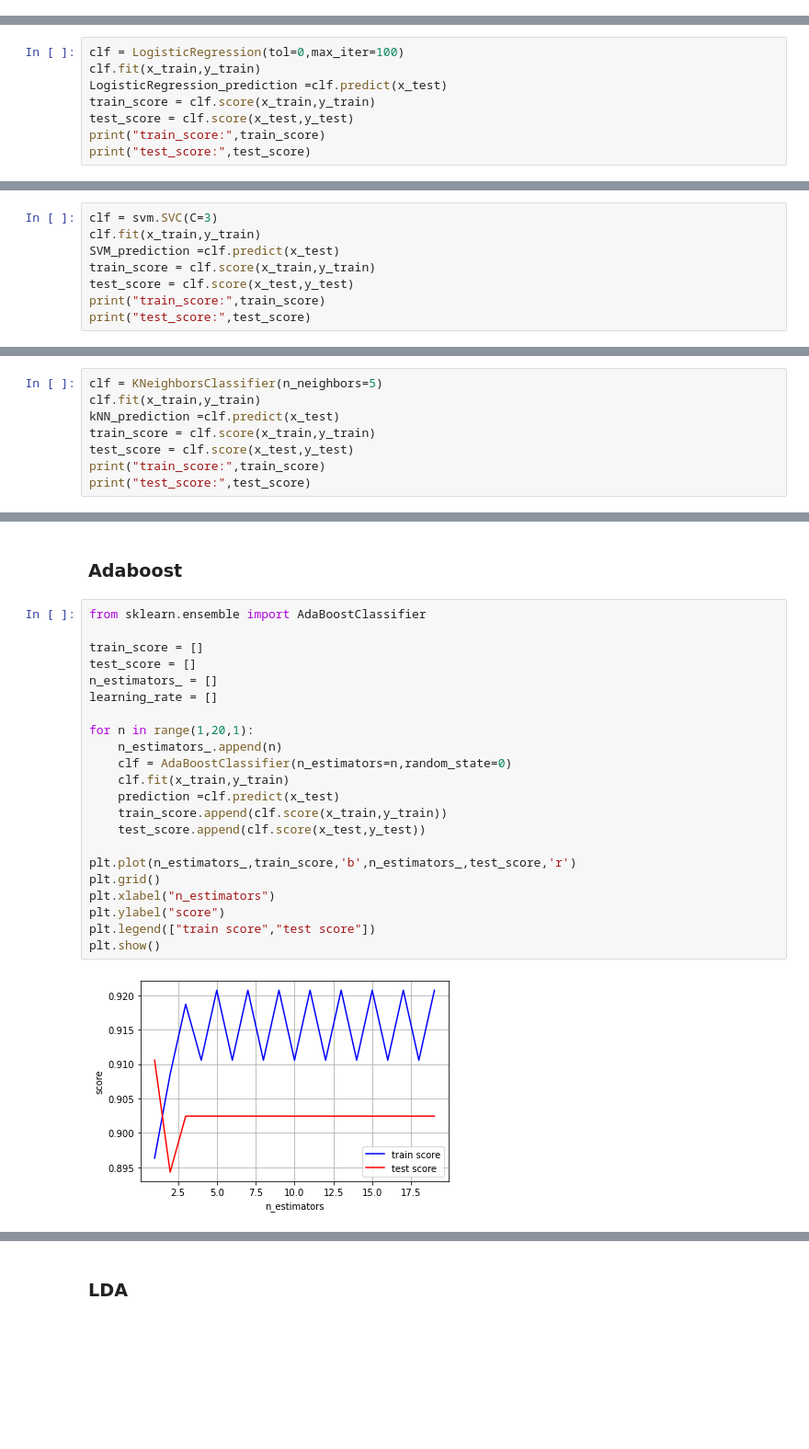
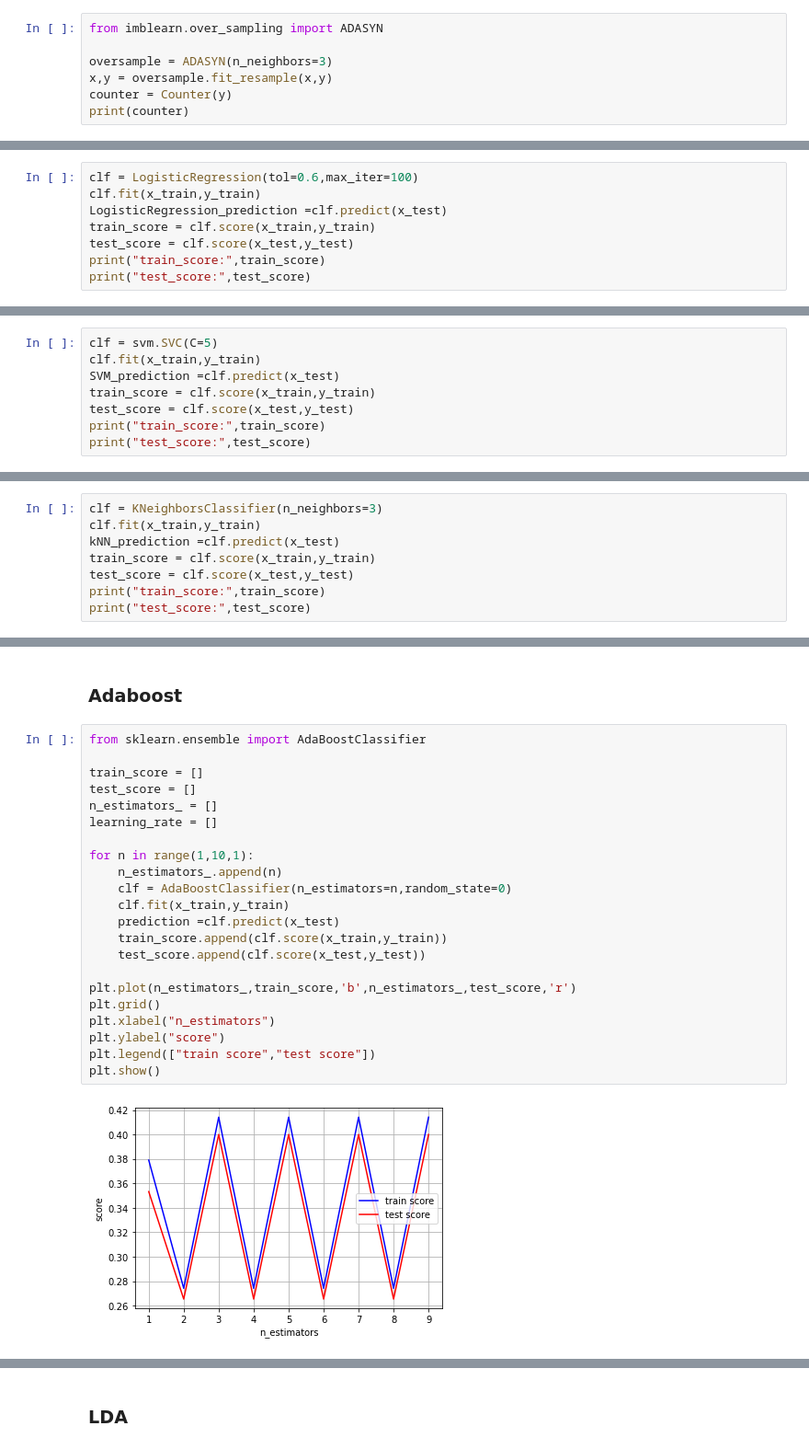
Before and after one commit to fleonzuniga/R.Patrones-Inv._Corta_2, a Jupyter notebook: Investigación Corta 2.ipynb, the cells around one changed output, grey strips where cells are left out. Shown at 92% size. Saved outputs shown, nothing was run; the diff lists cells and outputs as text; blank space fills up the shorter version.

```diff
--- a/Investigación Corta 2.ipynb
+++ b/Investigación Corta 2.ipynb
@@ -344,0 +386,7 @@ del x['Sex']
+# %%
+from imblearn.over_sampling import ADASYN
+
+oversample = ADASYN(n_neighbors=3)
+x,y = oversample.fit_resample(x,y)
+counter = Counter(y)
+print(counter)
@@ -383,5 +433,5 @@ plt.show()
 # %%
-clf = LogisticRegression(tol=0,max_iter=100)
+clf = LogisticRegression(tol=0.6,max_iter=100)
 clf.fit(x_train,y_train)
 LogisticRegression_prediction =clf.predict(x_test)
 train_score = clf.score(x_train,y_train)
@@ -419,5 +469,5 @@ plt.show()
 # %%
-clf = svm.SVC(C=3)
+clf = svm.SVC(C=5)
 clf.fit(x_train,y_train)
 SVM_prediction =clf.predict(x_test)
 train_score = clf.score(x_train,y_train)
@@ -455,5 +505,5 @@ plt.show()
 # %%
-clf = KNeighborsClassifier(n_neighbors=5)
+clf = KNeighborsClassifier(n_neighbors=3)
 clf.fit(x_train,y_train)
 kNN_prediction =clf.predict(x_test)
 train_score = clf.score(x_train,y_train)
@@ -482,25 +532,25 @@ test_score: 0.9105691056910569
 # %%
 from sklearn.ensemble import AdaBoostClassifier
 
 train_score = []
 test_score = []
 n_estimators_ = []
 learning_rate = []
 
-for n in range(1,20,1):
+for n in range(1,10,1):
     n_estimators_.append(n)
     clf = AdaBoostClassifier(n_estimators=n,random_state=0)
     clf.fit(x_train,y_train)
     prediction =clf.predict(x_test)
     train_score.append(clf.score(x_train,y_train))
     test_score.append(clf.score(x_test,y_test))
 
 plt.plot(n_estimators_,train_score,'b',n_estimators_,test_score,'r')
 plt.grid()
 plt.xlabel("n_estimators")
 plt.ylabel("score")
 plt.legend(["train score","test score"])
 plt.show()
 # %% [output]
-[figure, old version]
+[figure, new version]
 # %%
```
Also changed, not shown: parts of 30 cells of this notebook.
